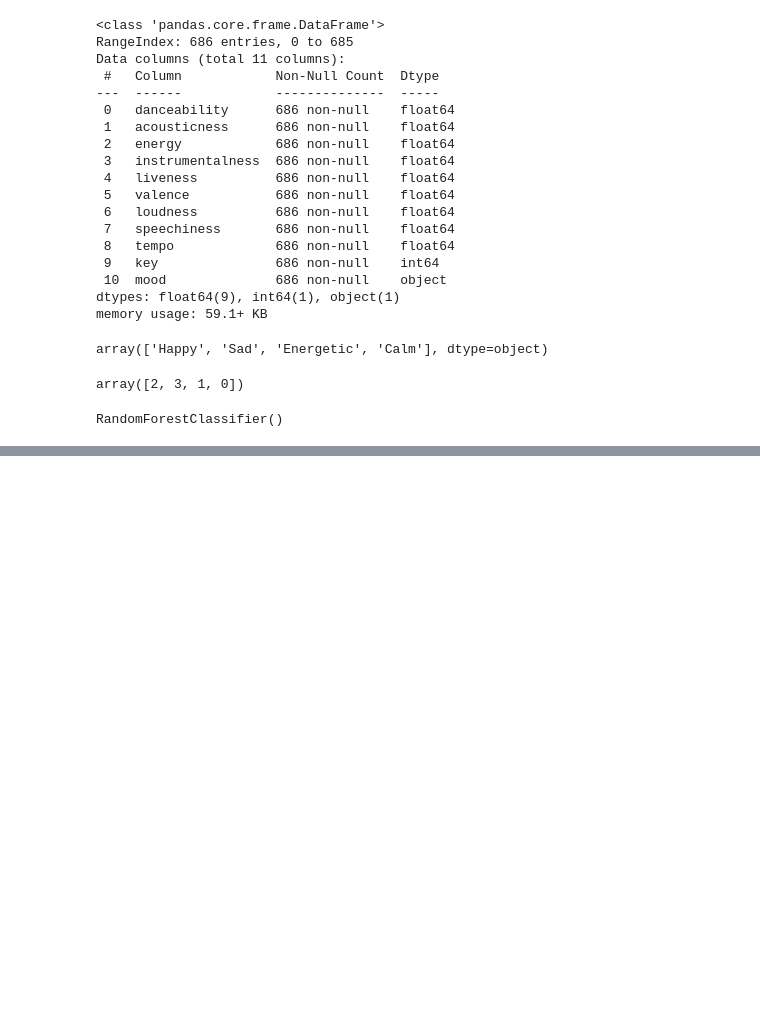
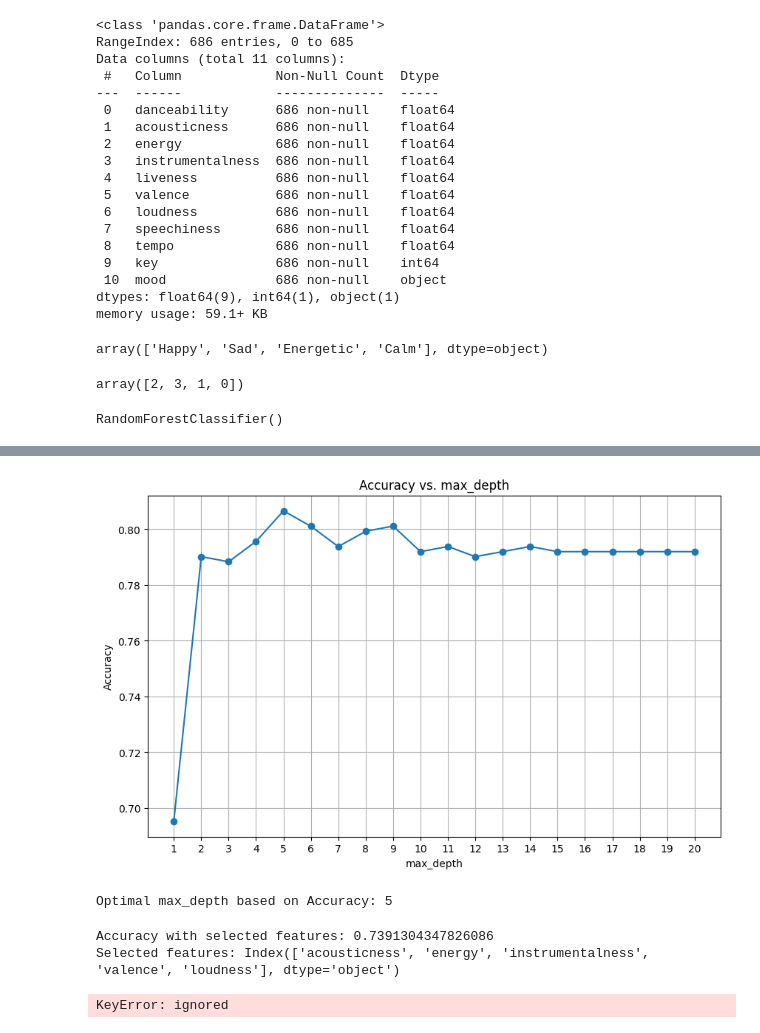
Before and after one commit to HalaShawky/Music-Mood-Prediction, a Jupyter notebook: Music-Mood-Code.ipynb, the cells around one changed output, grey strips where cells are left out. Saved outputs shown, nothing was run; the diff lists cells and outputs as text; code cells hidden in the pictures; blank space fills up the shorter version.

```diff
--- a/Music-Mood-Code.ipynb
+++ b/Music-Mood-Code.ipynb
@@ -198,0 +199,78 @@ feature_importances.plot.bar();
+# %%
+import matplotlib.pyplot as plt
+from sklearn.ensemble import RandomForestClassifier
+from sklearn.model_selection import cross_val_score
+import numpy as np
+
+# Define a range of max_depth values to try
+depth_values = range(1,21)
+
+# Create empty lists to store accuracies and classifiers
+accuracies = []
+classifiers = []
+
+# Iterate through each max_depth value and create a Random Forest Classifier
+for depth in depth_values:
+    # Create Random Forest Classifier with current max_depth
+    rf = RandomForestClassifier(max_depth=depth, random_state=42)
+
+    # Perform cross-validation with 5 folds
+    scores = cross_val_score(rf, X_train, y_train, cv=5)
+
+    # Append the mean accuracy to the list
+    accuracies.append(np.mean(scores))
+    classifiers.append(rf)
+
+# Plotting the accuracies against max_depth values
+plt.figure(figsize=(10, 6))
+plt.plot(depth_values, accuracies, marker='o')
+plt.title('Accuracy vs. max_depth')
+plt.xlabel('max_depth')
+plt.ylabel('Accuracy')
+plt.xticks(depth_values)
+plt.grid(True)
+plt.show()
+
+# Finding the max accuracy and corresponding max_depth
+optimal_depth = depth_values[np.argmax(accuracies)]
+print("Optimal max_depth based on Accuracy:", optimal_depth)
+# %% [output]
+[figure, added]
+Optimal max_depth based on Accuracy: 5
+# %%
+from sklearn.ensemble import RandomForestClassifier
+from sklearn.feature_selection import SelectFromModel
+
+# Create a Random Forest Classifier
+rf = RandomForestClassifier(n_estimators=100, random_state=42)
+
+# Fit the model to your training data
+rf.fit(X_train, y_train)
+
+# Use SelectFromModel to extract the most important features
+sfm = SelectFromModel(rf, threshold='median')
+sfm.fit(X_train, y_train)
+
+# Transform the data to retain only the selected features
+X_train_selected = sfm.transform(X_train)
+X_test_selected = sfm.transform(X_test)
+
+# Get the selected feature names
+selected_feature_names = X_train.columns[sfm.get_support()]
+
+# Create a new Random Forest Classifier using the selected features
+rf_selected = RandomForestClassifier(n_estimators=100, random_state=42)
+rf_selected.fit(X_train_selected, y_train)
+
+# Evaluate the model using the selected features
+accuracy = rf_selected.score(X_test_selected, y_test)
+print("Accuracy with selected features:", accuracy)
+print("Selected features:", selected_feature_names)
+# %% [output]
+Accuracy with selected features: 0.7391304347826086
+Selected features: Index(['acousticness', 'energy', 'instrumentalness', 'valence', 'loudness'], dtype='object')
+# %%
+features = modeldf.pop('acousticness')
+features
+# %% [output]
+KeyError: ignored
```
Also changed, not shown: parts of 3 cells of this notebook.
